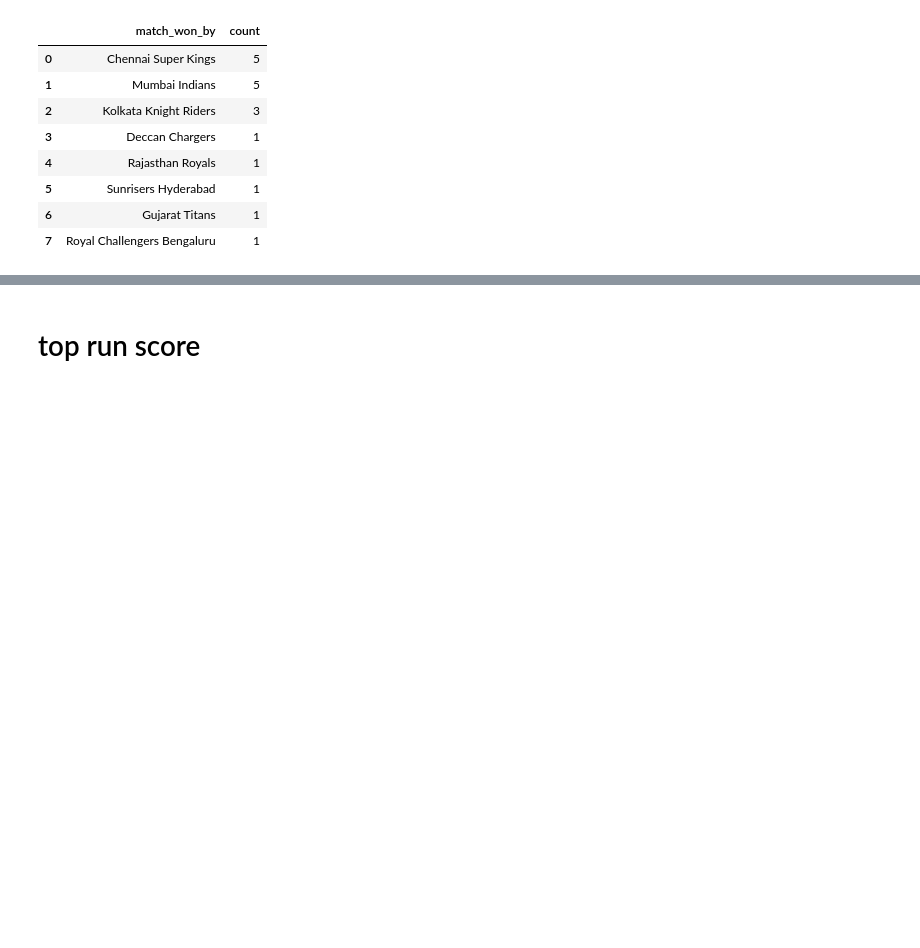
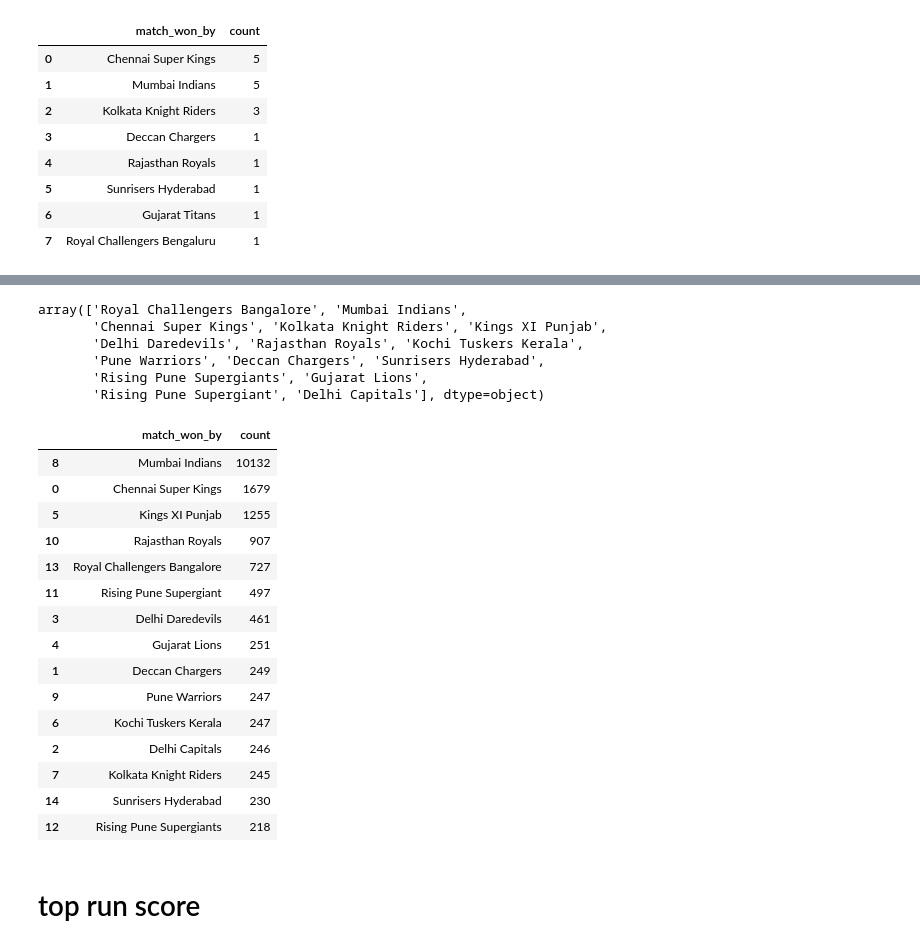
Before and after one commit to karansingh-chauhan/IPL-DATA-ANALYSIS, a Jupyter notebook: main.ipynb, the cells around one changed output, grey strips where cells are left out. Drawn from its saved outputs; the diff is of its cells as text; code cells hidden in the pictures; blank space fills up the shorter version.

```diff
--- a/main.ipynb
+++ b/main.ipynb
@@ -1897,3 +1926,31 @@ mst['match_won_by'].value_counts().reset_index().sort_values(by='count', ascendi
+# %%
+venu_place['bowling_team'].unique()
+# %% [output]
+array(['Royal Challengers Bangalore', 'Mumbai Indians',
+       'Chennai Super Kings', 'Kolkata Knight Riders', 'Kings XI Punjab',
+       'Delhi Daredevils', 'Rajasthan Royals', 'Kochi Tuskers Kerala',
+       'Pune Warriors', 'Deccan Chargers', 'Sunrisers Hyderabad',
+       'Rising Pune Supergiants', 'Gujarat Lions',
+       'Rising Pune Supergiant', 'Delhi Capitals'], dtype=object)
+# %%
+train_df[train_df['venue']=='Wankhede Stadium'].groupby('match_won_by')['match_won_by'].count().reset_index(name='count').sort_values(by='count', ascending=False)
+# %% [output]
+|  | match_won_by | count |
+| 8 | Mumbai Indians | 10132 |
+| 0 | Chennai Super Kings | 1679 |
+| 5 | Kings XI Punjab | 1255 |
+| 10 | Rajasthan Royals | 907 |
+| 13 | Royal Challengers Bangalore | 727 |
+| 11 | Rising Pune Supergiant | 497 |
+| 3 | Delhi Daredevils | 461 |
+| 4 | Gujarat Lions | 251 |
+| 1 | Deccan Chargers | 249 |
+| 9 | Pune Warriors | 247 |
+| 6 | Kochi Tuskers Kerala | 247 |
+| 2 | Delhi Capitals | 246 |
+| 7 | Kolkata Knight Riders | 245 |
+| 14 | Sunrisers Hyderabad | 230 |
+| 12 | Rising Pune Supergiants | 218 |
 # %% [markdown]
 # top run score
 # %%
```
Also changed, not shown: parts of 26 cells of this notebook, 1 other file.
